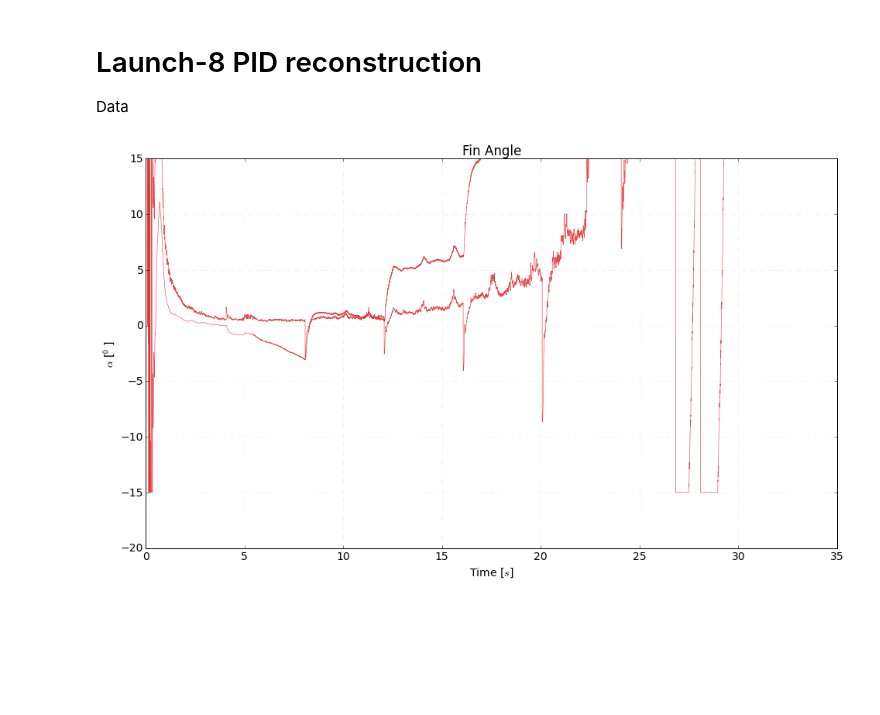
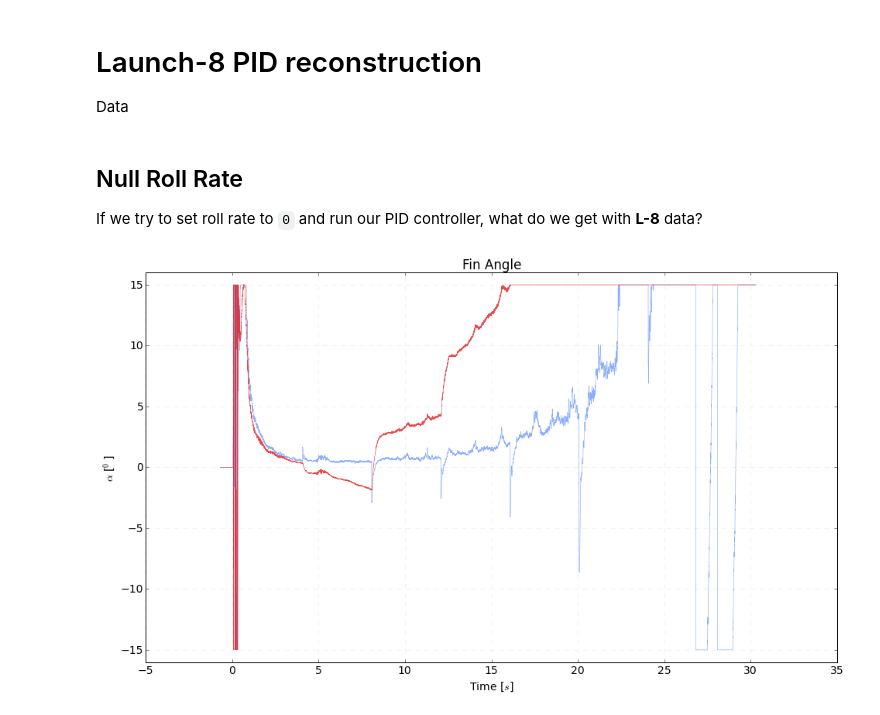
Before and after one commit to psas/roll-control, a Jupyter notebook: notebooks/l8-pid.ipynb, the cells around one changed output. Cells and saved outputs as stored; diff of their text form; code cells hidden in the pictures; blank space fills up the shorter version.

Commit message:
nested PID roll that matches the Launch 8 data

```diff
--- a/notebooks/l8-pid.ipynb
+++ b/notebooks/l8-pid.ipynb
@@ -27,43 +27,43 @@ roll_rate = roll_rate / 42.9
 roll_accel -= roll_accel[0:10].mean()
 roll_accel *= -0.0068
 
-freq_cuttoff = 17.0
-filter_taps = 2**12
-window = firwin(numtaps=filter_taps, cutoff=freq_cuttoff, nyq=roll_sample_rate/2)
-roll_rate_padded = np.concatenate((roll_rate, np.zeros(filter_taps / 2)))
-roll_rate_filtered = lfilter(window, 1.0, roll_rate_padded)[filter_taps / 2:]
-
-roll_rate_diff = np.diff(roll_rate_filtered)
-roll_rate_diff = roll_rate_diff*roll_sample_rate
-
 fin_angle -= fin_angle[0:10].mean()
 fin_angle /= (fin_angle.max()/15.0)
 
-
-
 velocity = [0]
 altitude = [0]
+roll_angle = [0]
 for i in range(1, len(roll_accel)):
     altitude.append(simps(velocity, roll_time[:i]))
     velocity.append(simps(roll_accel[:i], roll_time[:i]))
+    roll_angle.append(simps(roll_rate[:i], roll_time[:i]))
+# %% [markdown]
+## Null Roll Rate
+
+If we try to set roll rate to `0` and run our PID controller, what do we get with **L-8** data?
 # %%
 import simulation.lv2 as model
 import simulation.simulate as sim
 import simulation.PIDcontroller as PIDcontroller
 
-def l8(i, t, aa):
-    aa = roll_rate_diff[i+49]
-    return aa
-
 pid = PIDcontroller.PIDController(p=10.0, i=0.01, d=0.1)
 pid.setTarget(0.0)
 
-acc, rate, angle, fin, corr = sim.simulate(roll_time[50:], altitude[50:], velocity[50:], 1000, pid, l8)
+fin = []
+for i, t in enumerate(roll_time):
+    r = roll_rate[i]
+    x = altitude[i]
+    v = velocity[i]
+
+    correction = pid.step(r)
+    a = model.estimate_alpha(correction, x, v, t)
+    a = model.servo(a, t)
+    fin.append(a)
 # %%
 fig = utils.Plot(r"Fin Angle", "Time [$s$]", r"$\alpha$ [${}^0$]")
-fig.plot(roll_time[50:], fin)
-fig.plot(roll_time[50:], fin_angle[50:])
-#fig.ylim([-15, 15])
+fig.plot(roll_time, fin_angle, color=utils.blue)
+fig.plot(roll_time, fin)
+fig.ylim([-16, 16])
 fig.show()
 # %% [output]
-[figure, old version]
+[figure, new version]
```
Also changed, not shown: parts of 4 cells of this notebook.
